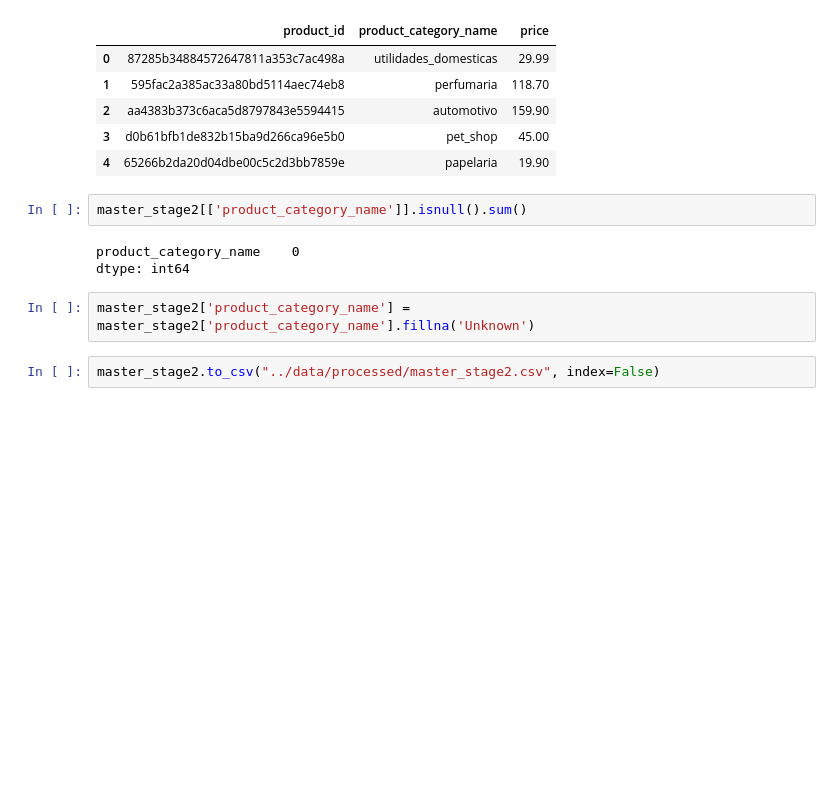
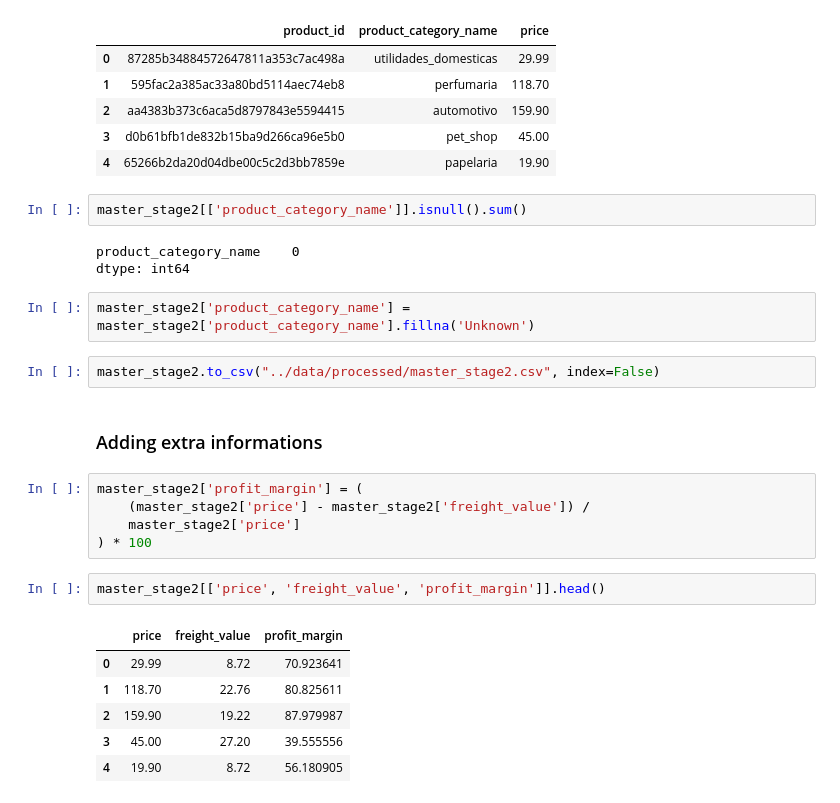
Before and after one commit to harshilarora2005/ecommerce-pipeline, a Jupyter notebook: notebooks/01_etl1_pipeline.ipynb, the cells around one changed output. Saved outputs shown, nothing was run; the diff lists cells and outputs as text; blank space fills up the shorter version.

```diff
--- a/notebooks/01_etl1_pipeline.ipynb
+++ b/notebooks/01_etl1_pipeline.ipynb
@@ -284,3 +284,19 @@ dtype: int64
 master_stage2['product_category_name'] = master_stage2['product_category_name'].fillna('Unknown')
 # %%
 master_stage2.to_csv("../data/processed/master_stage2.csv", index=False)
+# %% [markdown]
+### Adding extra informations
+# %%
+master_stage2['profit_margin'] = (
+    (master_stage2['price'] - master_stage2['freight_value']) /
+    master_stage2['price']
+) * 100
+# %%
+master_stage2[['price', 'freight_value', 'profit_margin']].head()
+# %% [output]
+|  | price | freight_value | profit_margin |
+| 0 | 29.99 | 8.72 | 70.923641 |
+| 1 | 118.70 | 22.76 | 80.825611 |
+| 2 | 159.90 | 19.22 | 87.979987 |
+| 3 | 45.00 | 27.20 | 39.555556 |
+| 4 | 19.90 | 8.72 | 56.180905 |
```
Also changed, not shown: parts of 5 cells of this notebook, 1 other file.
